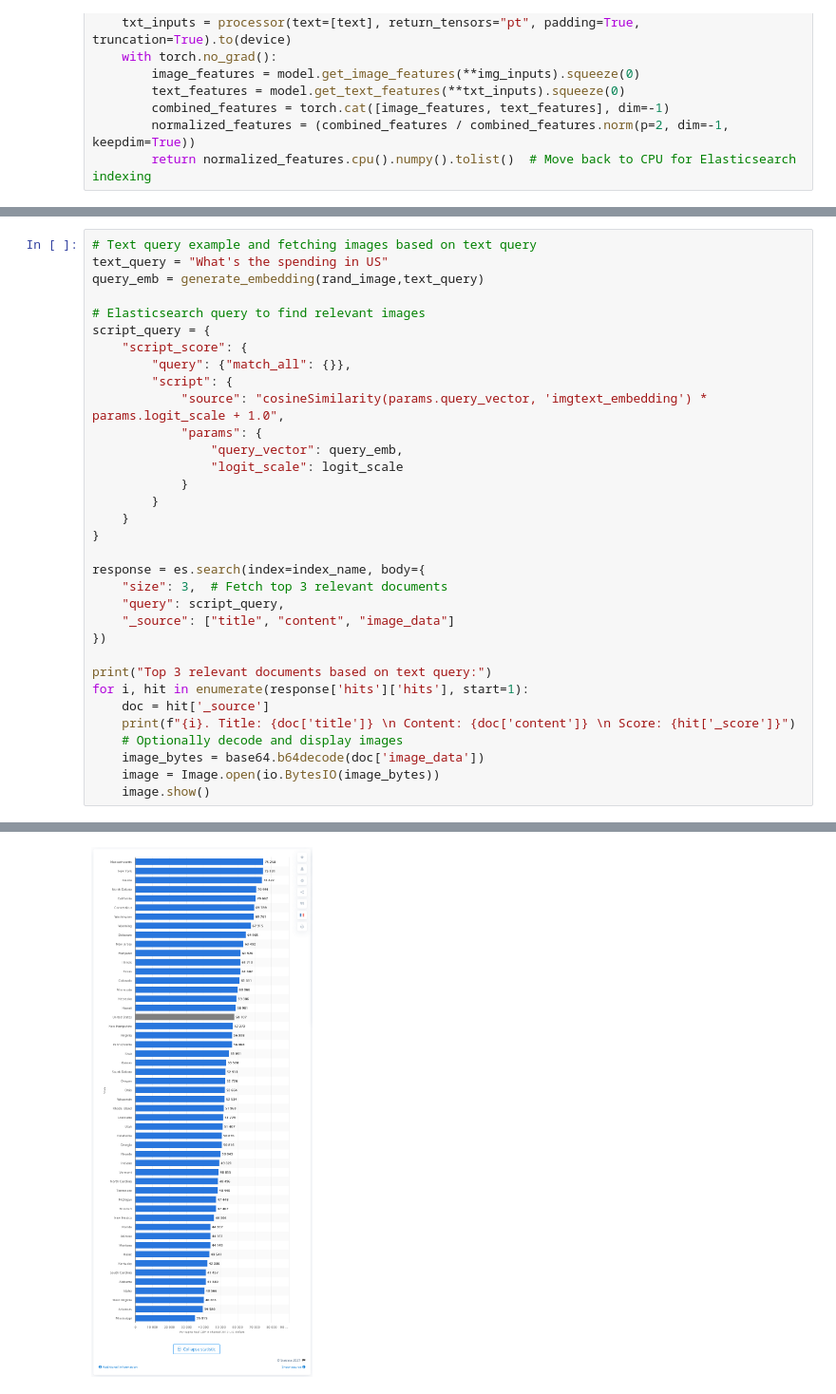
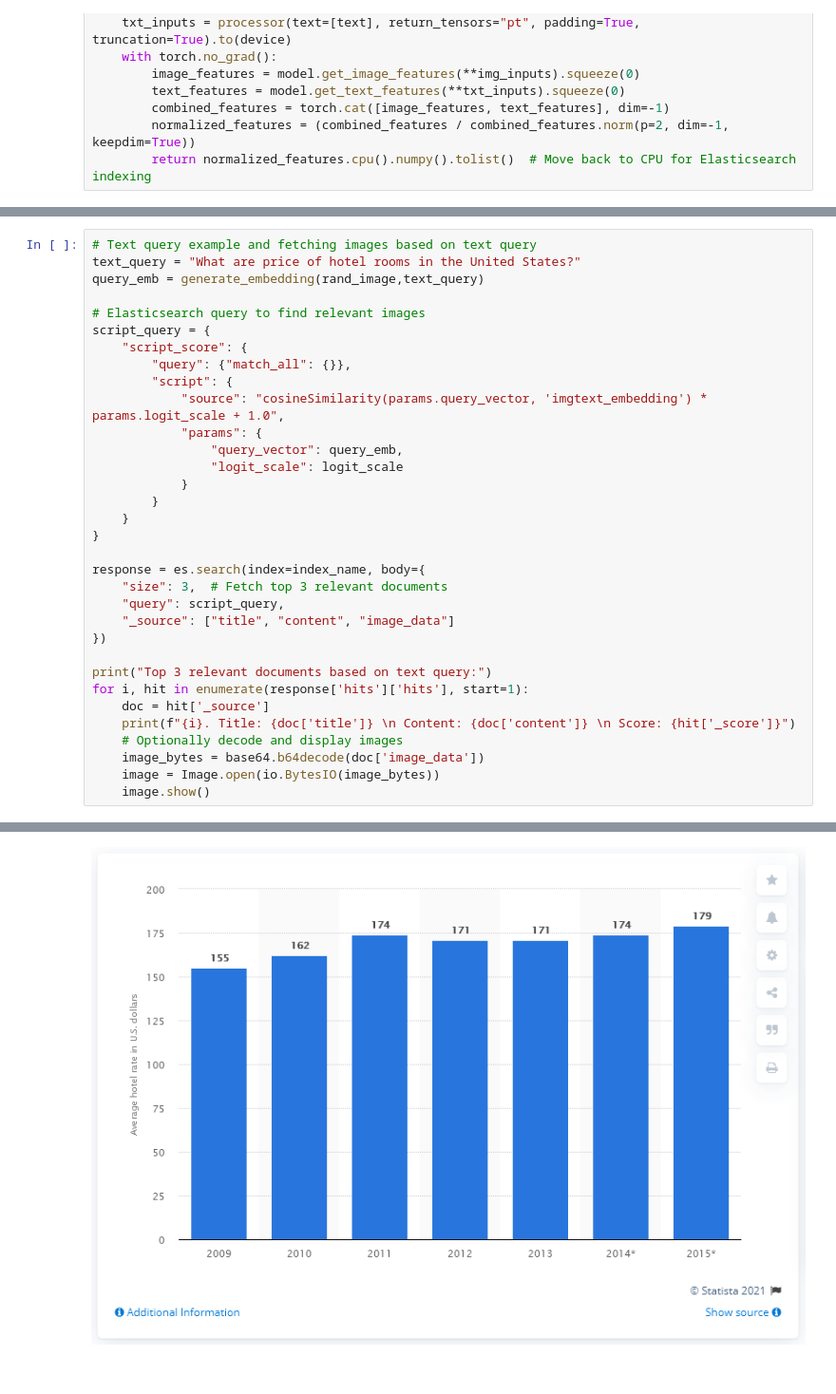
Before and after one commit to mleshashi/thesis-sharma, a Jupyter notebook: ElasticSearch/clipEmbedding.ipynb, the cells around one changed output, grey strips where cells are left out. Shown at 95% size. Cells and saved outputs as stored; diff of their text form.

```diff
--- a/ElasticSearch/clipEmbedding.ipynb
+++ b/ElasticSearch/clipEmbedding.ipynb
@@ -295,6 +295,6 @@ rand_image.show()
 # %%
 # Text query example and fetching images based on text query
-text_query = "What's the spending in US"
+text_query = "What are price of hotel rooms in the United States?"
 query_emb = generate_embedding(rand_image,text_query)
 
 # Elasticsearch query to find relevant images
@@ -337,2 +337,2 @@ Top 3 relevant documents based on text query:
-[figure, old version]
+[figure, new version]
 2. Title:
```
Also changed, not shown: parts of 2 cells of this notebook, 3 other files.
